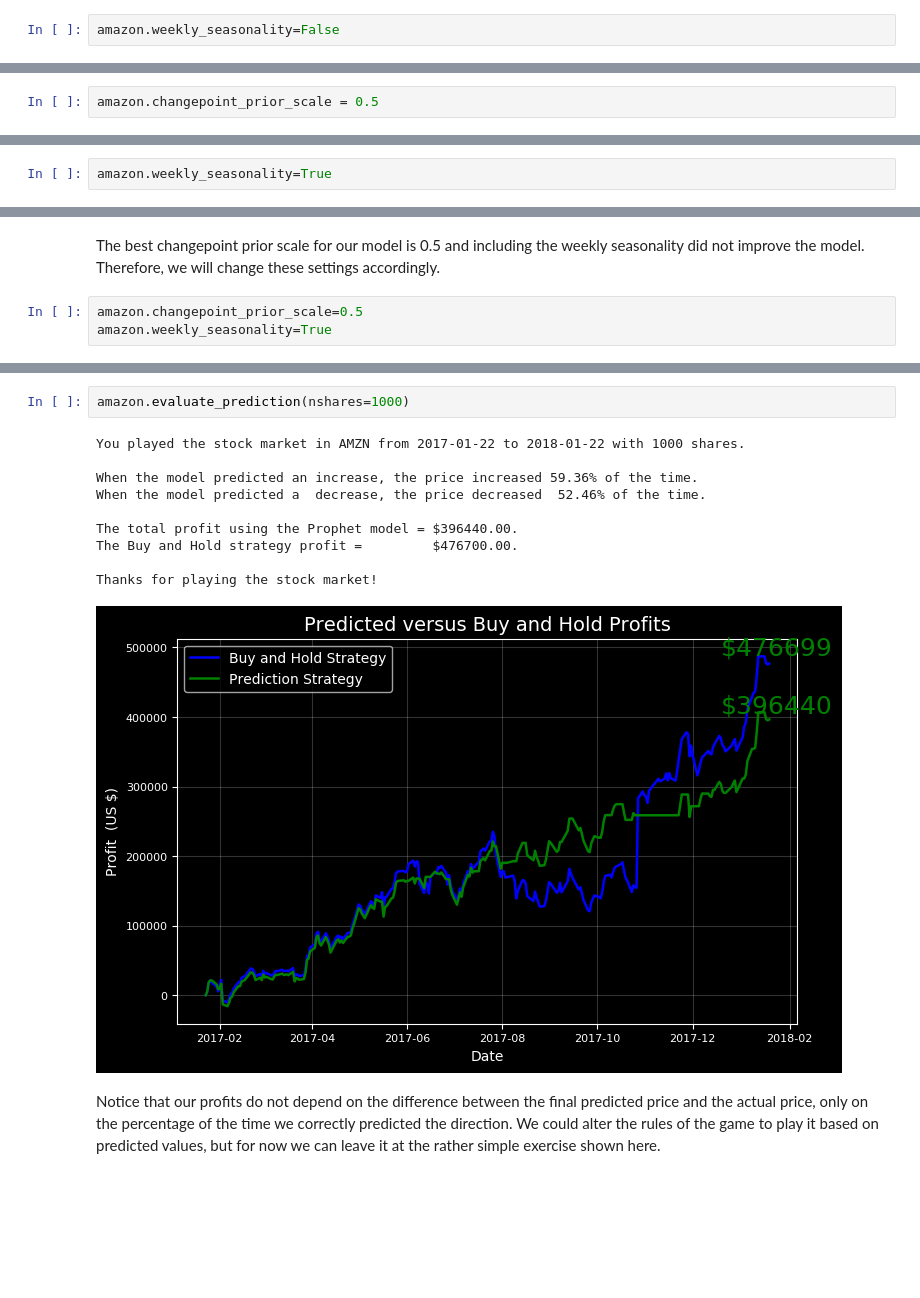
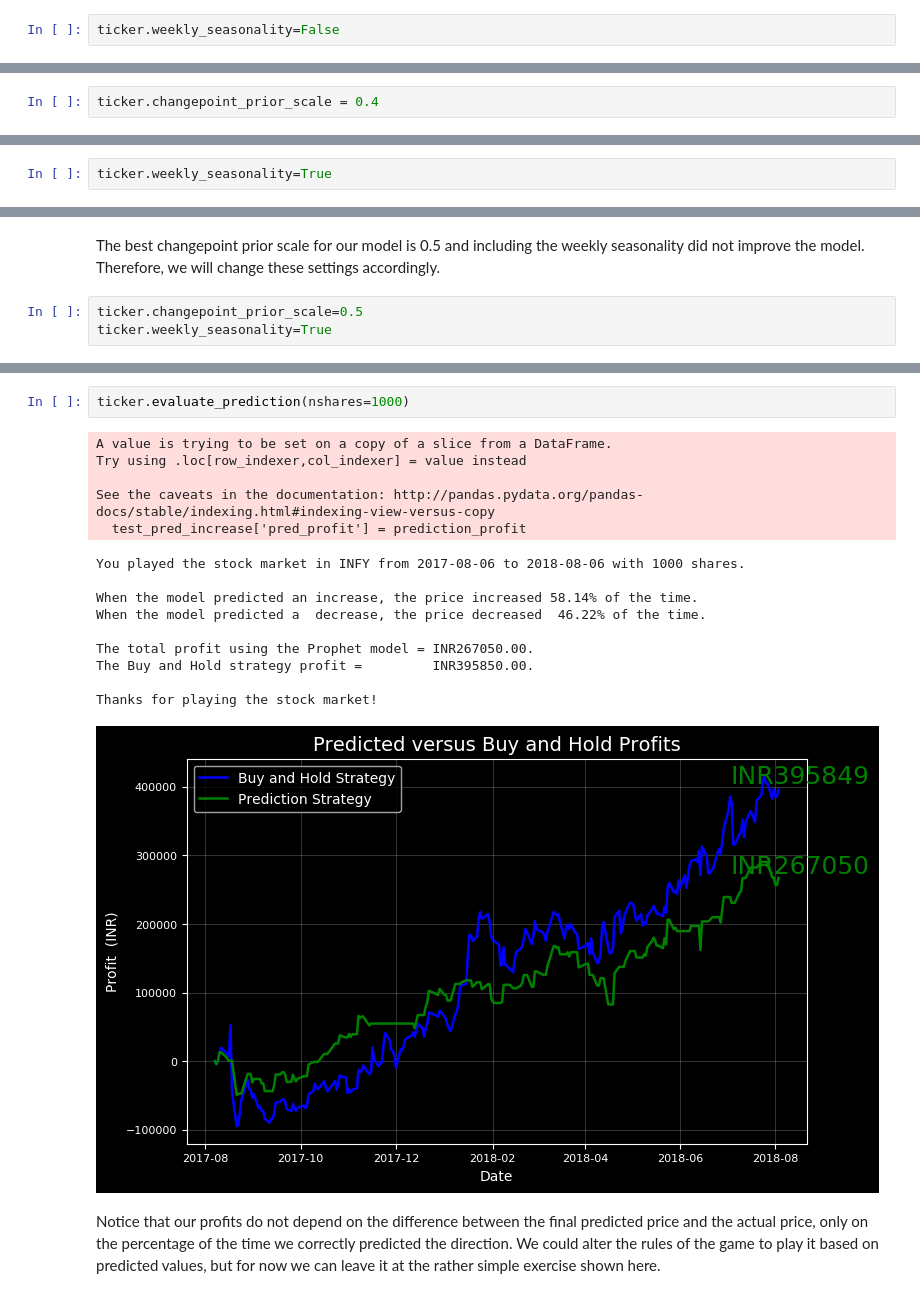
Before and after one commit to thegauravsingh/AI-Adventures-Stock-Analysis-using-Tensorflow, a Jupyter notebook: Stocks Prediction.ipynb, the cells around one changed output, grey strips where cells are left out. Drawn from its saved outputs; the diff is of its cells as text; blank space fills up the shorter version.

Commit message:
Changes for INFY

```diff
--- a/Stocks Prediction.ipynb
+++ b/Stocks Prediction.ipynb
@@ -118,7 +123,7 @@ plt.show()
 # %% [markdown]
 Maybe there is a slight weekly pattern? For now, we can remove that seasonality and then evaluate models with and without it to see the effect on predictions.
 # %%
-amazon.weekly_seasonality=False
+ticker.weekly_seasonality=False
 # %% [markdown]
 # First Predictions
 
@@ -217,7 +214,7 @@ Validation Range 2016-01-04 to 2017-01-03.
 # %% [markdown]
 We now assign the changepoint prior with the smallest error on the testing set to the Stocker object. The prior is one of the attiributes and we can change it like any other variable. At this point, we could also change the seasonalities or the amount of training data to achieve the best performance on the testing data
 # %%
-amazon.changepoint_prior_scale = 0.5
+ticker.changepoint_prior_scale = 0.4
 # %% [markdown]
 ### Evaluate Improved Model
 # %%
@@ -247,5 +236,5 @@ The actual value was within the 80% confidence interval 0.00% of the time.
 # %% [markdown]
 #### Add in weekly seasonality and evaluate
 # %%
-amazon.weekly_seasonality=True
+ticker.weekly_seasonality=True
 # %%
@@ -267,8 +256,8 @@ The actual value was within the 80% confidence interval 87.55% of the time.
 # %% [markdown]
 The best changepoint prior scale for our model is 0.5 and including the weekly seasonality did not improve the model. Therefore, we will change these settings accordingly.
 # %%
-amazon.changepoint_prior_scale=0.5
-amazon.weekly_seasonality=True
+ticker.changepoint_prior_scale=0.5
+ticker.weekly_seasonality=True
 # %% [markdown]
 ## Play the Daily Market
 
@@ -282,16 +271,21 @@ We are assuming the "change in price of a share on that day" is the difference b
 # %%
-amazon.evaluate_prediction(nshares=1000)
+ticker.evaluate_prediction(nshares=1000)
 # %% [output]
-You played the stock market in AMZN from 2017-01-22 to 2018-01-22 with 1000 shares.
+A value is trying to be set on a copy of a slice from a DataFrame.
+Try using .loc[row_indexer,col_indexer] = value instead
 
-When the model predicted an increase, the price increased 59.36% of the time.
-When the model predicted a  decrease, the price decreased  52.46% of the time.
-
-The total profit using the Prophet model = $396440.00.
-The Buy and Hold strategy profit =         $476700.00.
-
-Thanks for playing the stock market!
+See the caveats in the documentation: http://pandas.pydata.org/pandas-docs/stable/indexing.html#indexing-view-versus-copy
+  test_pred_increase['pred_profit'] = prediction_profit
+You played the stock market in INFY from 2017-08-06 to 2018-08-06 with 1000 shares.
+
+When the model predicted an increase, the price increased 58.14% of the time.
+When the model predicted a  decrease, the price decreased  46.22% of the time.
+
+The total profit using the Prophet model = INR267050.00.
+The Buy and Hold strategy profit =         INR395850.00.
+
+Thanks for playing the stock market!
-[figure, old version]
+[figure, new version]
 # %% [markdown]
 Notice that our profits do not depend on the difference between the final predicted price and the actual price, only on the percentage of the time we correctly predicted the direction. We could alter the rules of the game to play it based on predicted values, but for now we can leave it at the rather simple exercise shown here.
 # %% [markdown]
```
Also changed, not shown: parts of 32 cells of this notebook.
